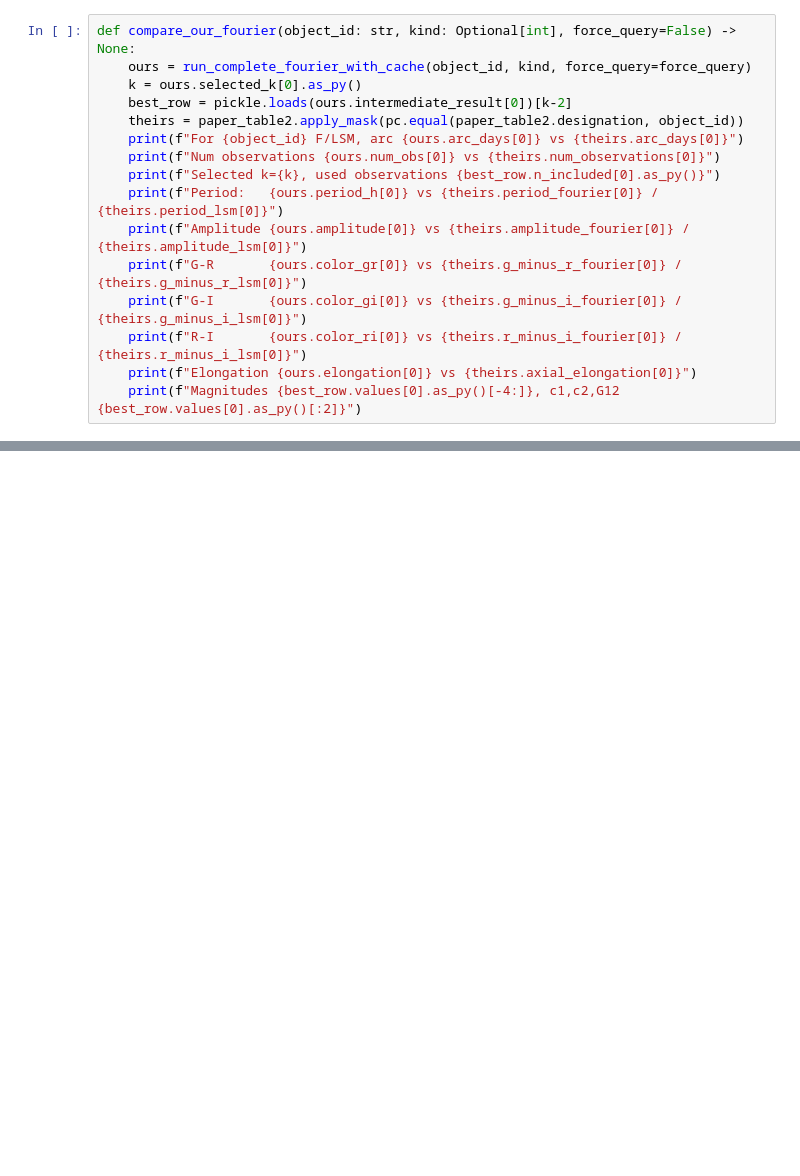
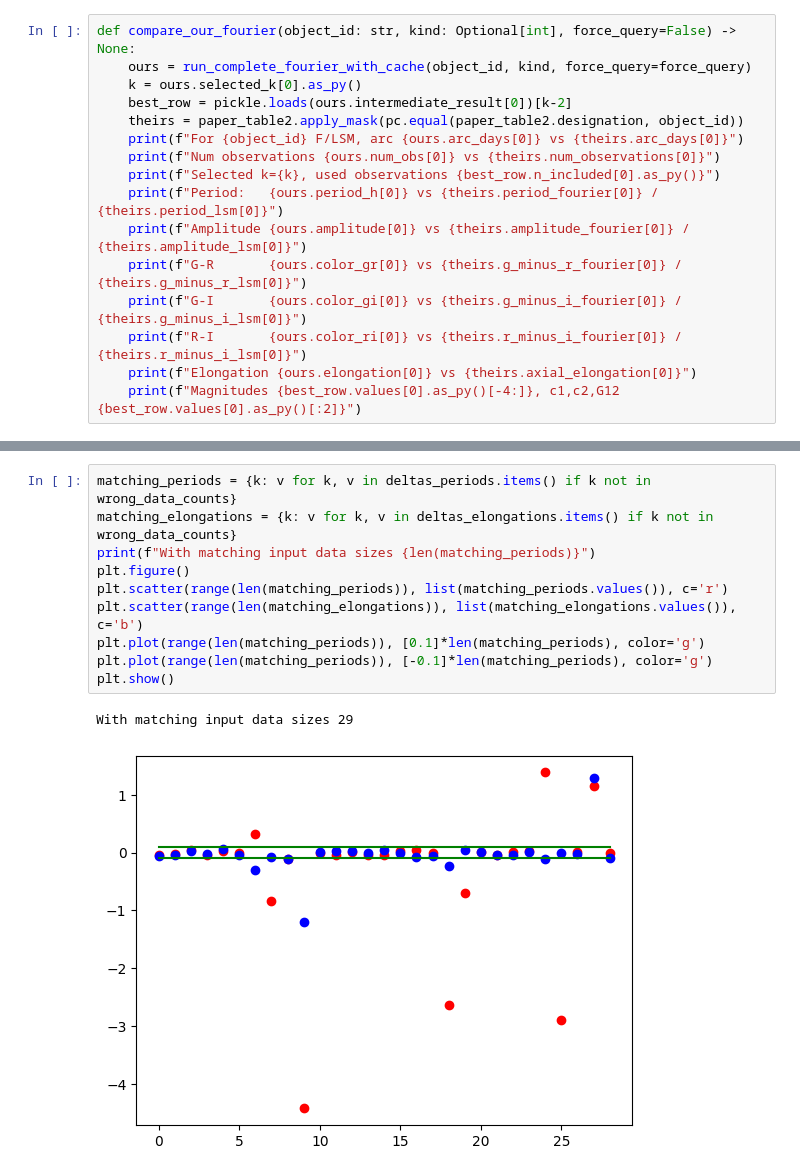
Before and after one commit to HoodedCrow/adam_core, a Jupyter notebook: examples/rotation_period.ipynb, the cells around one changed output, grey strips where cells are left out. Cells and saved outputs as stored; diff of their text form; blank space fills up the shorter version.

```diff
--- a/examples/rotation_period.ipynb
+++ b/examples/rotation_period.ipynb
@@ -1024 +1044,14 @@ print(f"Suspect objects {suspect_elong}")
+# %%
+matching_periods = {k: v for k, v in deltas_periods.items() if k not in wrong_data_counts}
+matching_elongations = {k: v for k, v in deltas_elongations.items() if k not in wrong_data_counts}
+print(f"With matching input data sizes {len(matching_periods)}")
+plt.figure()
+plt.scatter(range(len(matching_periods)), list(matching_periods.values()), c='r')
+plt.scatter(range(len(matching_elongations)), list(matching_elongations.values()), c='b')
+plt.plot(range(len(matching_periods)), [0.1]*len(matching_periods), color='g')
+plt.plot(range(len(matching_periods)), [-0.1]*len(matching_periods), color='g')
+plt.show()
+# %% [output]
+With matching input data sizes 29
+[figure, added]
 # %%
```
Also changed, not shown: parts of 9 cells of this notebook.
